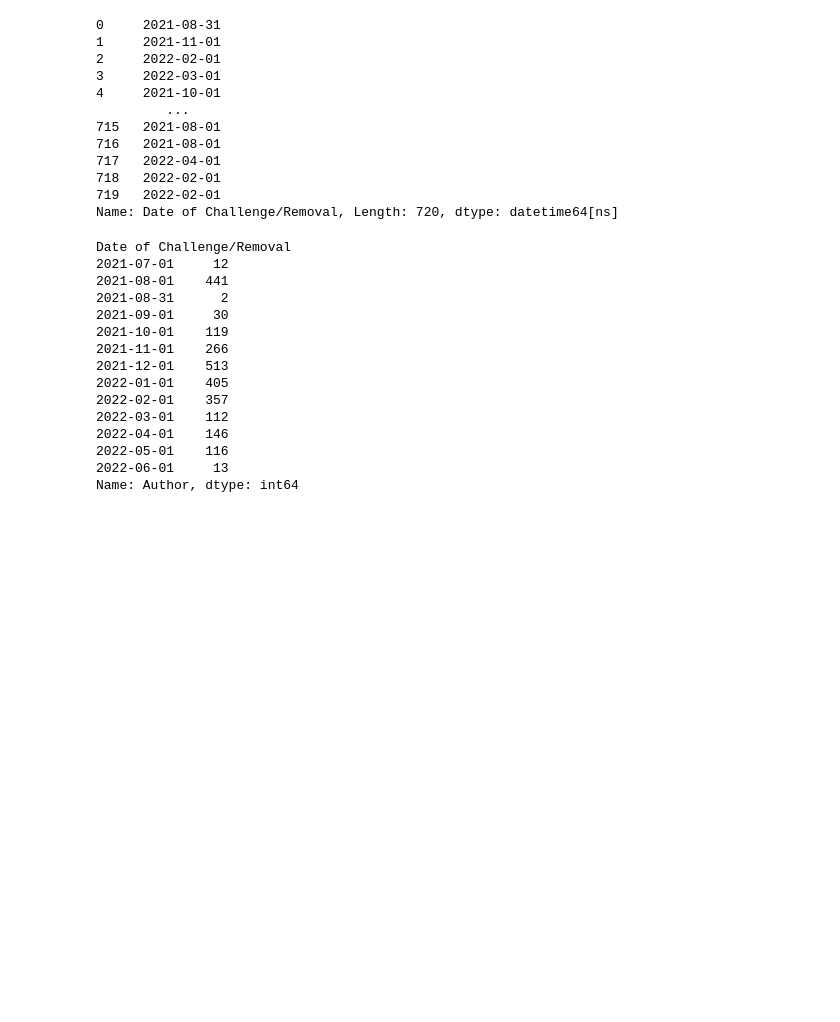
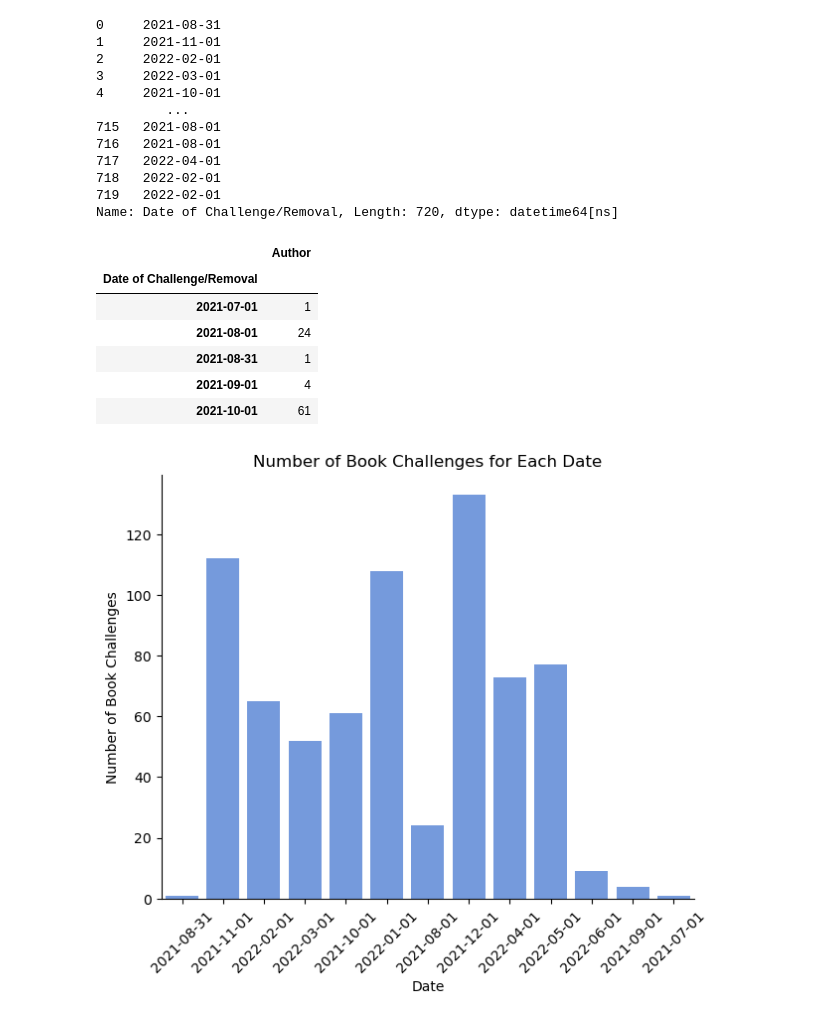
Before and after one commit to yashadoddabele/bannedbooks_project, a Jupyter notebook: bannedbooks.ipynb, the cells around one changed output. Saved outputs shown, nothing was run; the diff lists cells and outputs as text; code cells hidden in the pictures; blank space fills up the shorter version.

Commit message:
added plot for challenge dates

```diff
--- a/bannedbooks.ipynb
+++ b/bannedbooks.ipynb
@@ -87,20 +87,38 @@ df_allbooks['Date of Challenge/Removal']
 719   2022-02-01
 Name: Date of Challenge/Removal, Length: 720, dtype: datetime64[ns]
 # %%
-date_counts = df_books.groupby('Date of Challenge/Removal').count()['Author']
+date_counts = df_allbooks.groupby('Date of Challenge/Removal').count()['Author']
+date_counts = date_counts.to_frame()
+
+date_counts.head()
 # %% [output]
-Date of Challenge/Removal
-2021-07-01     12
-2021-08-01    441
-2021-08-31      2
-2021-09-01     30
-2021-10-01    119
-2021-11-01    266
-2021-12-01    513
-2022-01-01    405
-2022-02-01    357
-2022-03-01    112
-2022-04-01    146
-2022-05-01    116
-2022-06-01     13
-Name: Author, dtype: int64
+|  | Author |
+| Date of Challenge/Removal |  |
+| 2021-07-01 | 1 |
+| 2021-08-01 | 24 |
+| 2021-08-31 | 1 |
+| 2021-09-01 | 4 |
+| 2021-10-01 | 61 |
+# %%
+# dataframe of unique dates for merging purposes
+unique_dates = pd.DataFrame(df_allbooks['Date of Challenge/Removal'].unique())
+unique_dates = unique_dates.rename(columns = {0 : "Date"})
+# %%
+merge_dates = unique_dates.merge(date_counts, how='left', left_on = 'Date', right_on = 'Date of Challenge/Removal')
+merge_dates.fillna(0, inplace = True)
+# %%
+sns.catplot(data = merge_dates, kind = "bar", x = "Date", y = "Author", color = "cornflowerblue",
+            aspect = 1.5)
+
+plt.xlabel("Date")
+plt.xticks(rotation = 45)
+tick_labels = [tick.get_text()[:10] for tick in plt.gca().get_xticklabels()]
+plt.gca().set_xticklabels(tick_labels)
+
+plt.ylabel("Number of Book Challenges")
+
+plt.title("Number of Book Challenges for Each Date")
+
+plt.show()
+# %% [output]
+[figure, added]
```
